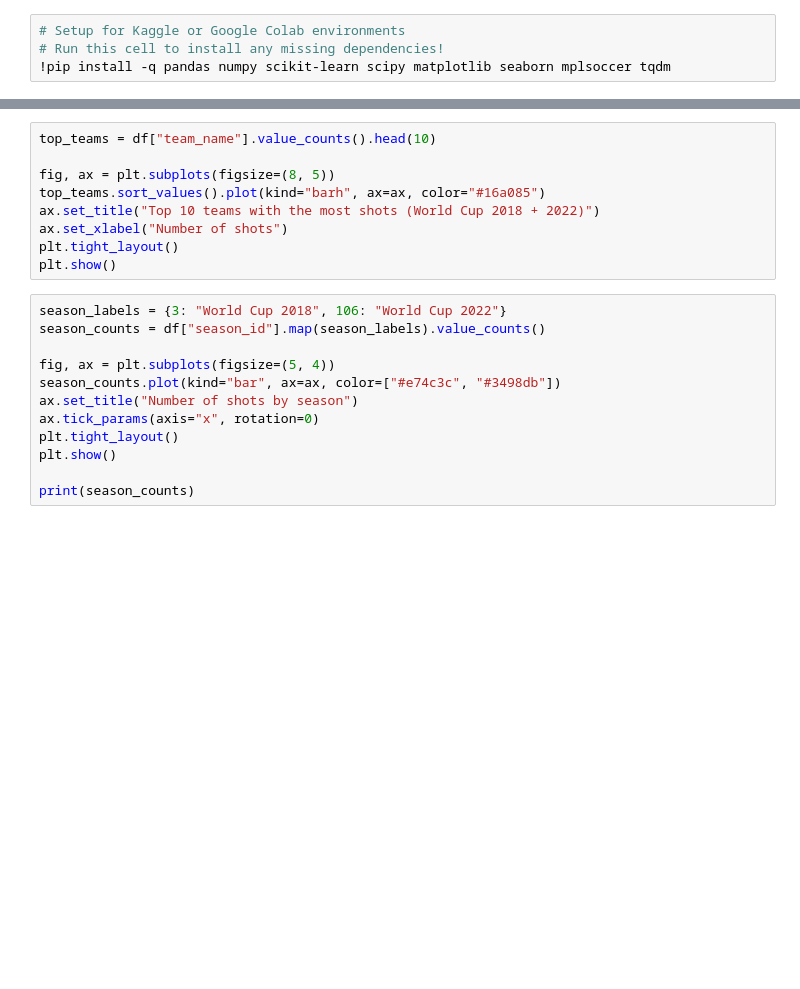
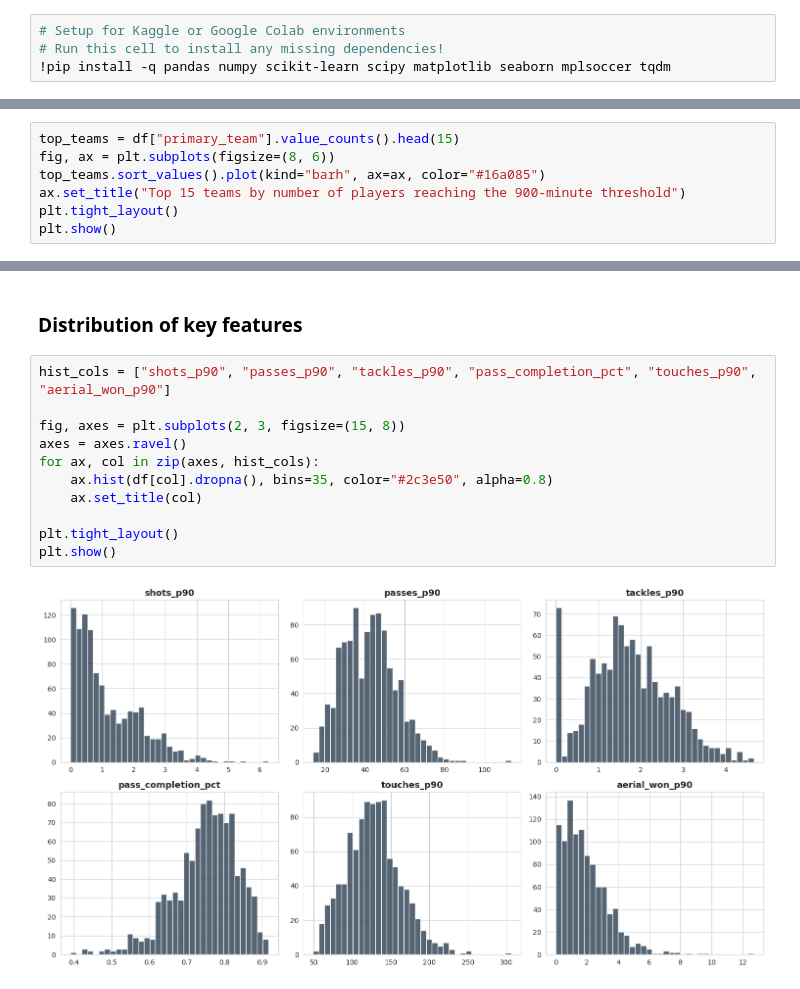
Before and after one commit to AIVIETNAM-AIO-Kaisye/football-shot-clustering, a Jupyter notebook: notebooks/01_data_and_eda.ipynb, the cells around one changed output, grey strips where cells are left out. Saved outputs shown, nothing was run; the diff lists cells and outputs as text; blank space fills up the shorter version.

```diff
--- a/notebooks/01_data_and_eda.ipynb
+++ b/notebooks/01_data_and_eda.ipynb
@@ -359,0 +598,7 @@ plt.show()
+# %%
+top_teams = df["primary_team"].value_counts().head(15)
+fig, ax = plt.subplots(figsize=(8, 6))
+top_teams.sort_values().plot(kind="barh", ax=ax, color="#16a085")
+ax.set_title("Top 15 teams by number of players reaching the 900-minute threshold")
+plt.tight_layout()
+plt.show()
@@ -360,21 +607,15 @@ plt.show()
+# %% [markdown]
+### Distribution of key features
 # %%
-top_teams = df["team_name"].value_counts().head(10)
+hist_cols = ["shots_p90", "passes_p90", "tackles_p90", "pass_completion_pct", "touches_p90", "aerial_won_p90"]
 
-fig, ax = plt.subplots(figsize=(8, 5))
-top_teams.sort_values().plot(kind="barh", ax=ax, color="#16a085")
-ax.set_title("Top 10 teams with the most shots (World Cup 2018 + 2022)")
-ax.set_xlabel("Number of shots")
+fig, axes = plt.subplots(2, 3, figsize=(15, 8))
+axes = axes.ravel()
+for ax, col in zip(axes, hist_cols):
+    ax.hist(df[col].dropna(), bins=35, color="#2c3e50", alpha=0.8)
+    ax.set_title(col)
+
 plt.tight_layout()
 plt.show()
+# %% [output]
+[figure, added]
-# %%
-season_labels = {3: "World Cup 2018", 106: "World Cup 2022"}
-season_counts = df["season_id"].map(season_labels).value_counts()
-
-fig, ax = plt.subplots(figsize=(5, 4))
-season_counts.plot(kind="bar", ax=ax, color=["#e74c3c", "#3498db"])
-ax.set_title("Number of shots by season")
-ax.tick_params(axis="x", rotation=0)
-plt.tight_layout()
-plt.show()
-
-print(season_counts)
```
Also changed, not shown: parts of 105 cells of this notebook, 3 other files.
